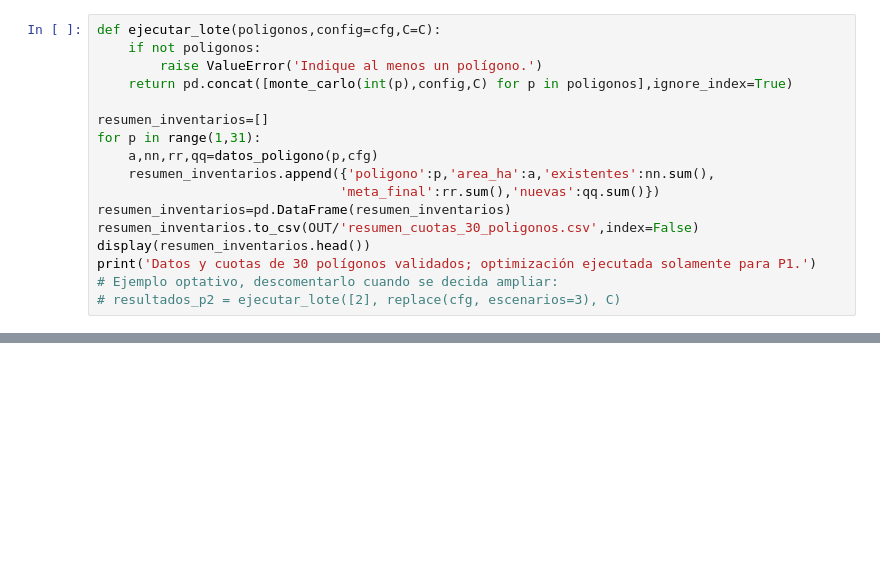
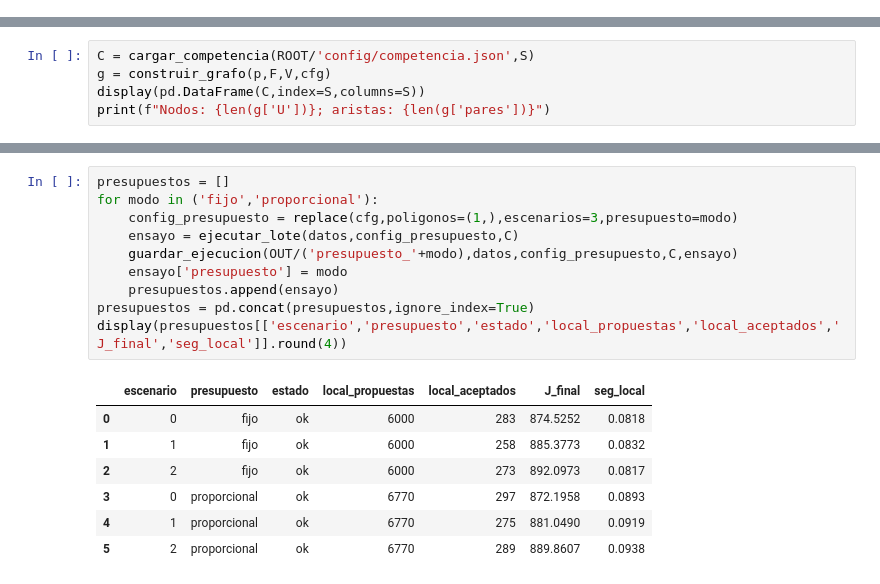
Before and after one commit to Reyivan777/Reto_Optimizacion_Estocastica, a Jupyter notebook: modelo_reforestacion.ipynb, the cells around one changed output, grey strips where cells are left out. Drawn from its saved outputs; the diff is of its cells as text; blank space fills up the shorter version.

```diff
--- a/modelo_reforestacion.ipynb
+++ b/modelo_reforestacion.ipynb
@@ -775,17 +0,0 @@ En polígonos mayores, el recorrido DSATUR y la selección geométrica crecen ap
-# %%
-def ejecutar_lote(poligonos,config=cfg,C=C):
-    if not poligonos:
-        raise ValueError('Indique al menos un polígono.')
-    return pd.concat([monte_carlo(int(p),config,C) for p in poligonos],ignore_index=True)
-
-resumen_inventarios=[]
-for p in range(1,31):
-    a,nn,rr,qq=datos_poligono(p,cfg)
-    resumen_inventarios.append({'poligono':p,'area_ha':a,'existentes':nn.sum(),
-                               'meta_final':rr.sum(),'nuevas':qq.sum()})
-resumen_inventarios=pd.DataFrame(resumen_inventarios)
-resumen_inventarios.to_csv(OUT/'resumen_cuotas_30_poligonos.csv',index=False)
-display(resumen_inventarios.head())
-print('Datos y cuotas de 30 polígonos validados; optimización ejecutada solamente para P1.')
-# Ejemplo optativo, descomentarlo cuando se decida ampliar:
-# resultados_p2 = ejecutar_lote([2], replace(cfg, escenarios=3), C)
@@ -799,0 +225,5 @@ Datos y cuotas de 30 polígonos validados; optimización ejecutada solamente par
+# %%
+C = cargar_competencia(ROOT/'config/competencia.json',S)
+g = construir_grafo(p,F,V,cfg)
+display(pd.DataFrame(C,index=S,columns=S))
+print(f"Nodos: {len(g['U'])}; aristas: {len(g['pares'])}")
@@ -799,0 +406,18 @@ Datos y cuotas de 30 polígonos validados; optimización ejecutada solamente par
+# %%
+presupuestos = []
+for modo in ('fijo','proporcional'):
+    config_presupuesto = replace(cfg,poligonos=(1,),escenarios=3,presupuesto=modo)
+    ensayo = ejecutar_lote(datos,config_presupuesto,C)
+    guardar_ejecucion(OUT/('presupuesto_'+modo),datos,config_presupuesto,C,ensayo)
+    ensayo['presupuesto'] = modo
+    presupuestos.append(ensayo)
+presupuestos = pd.concat(presupuestos,ignore_index=True)
+display(presupuestos[['escenario','presupuesto','estado','local_propuestas','local_aceptados','J_final','seg_local']].round(4))
+# %% [output]
+|  | escenario | presupuesto | estado | local_propuestas | local_aceptados | J_final | seg_local |
+| 0 | 0 | fijo | ok | 6000 | 283 | 874.5252 | 0.0818 |
+| 1 | 1 | fijo | ok | 6000 | 258 | 885.3773 | 0.0832 |
+| 2 | 2 | fijo | ok | 6000 | 273 | 892.0973 | 0.0817 |
+| 3 | 0 | proporcional | ok | 6770 | 297 | 872.1958 | 0.0893 |
+| 4 | 1 | proporcional | ok | 6770 | 275 | 881.0490 | 0.0919 |
+| 5 | 2 | proporcional | ok | 6770 | 289 | 889.8607 | 0.0938 |
```
Also changed, not shown: parts of 68 cells of this notebook, 47 other files.
